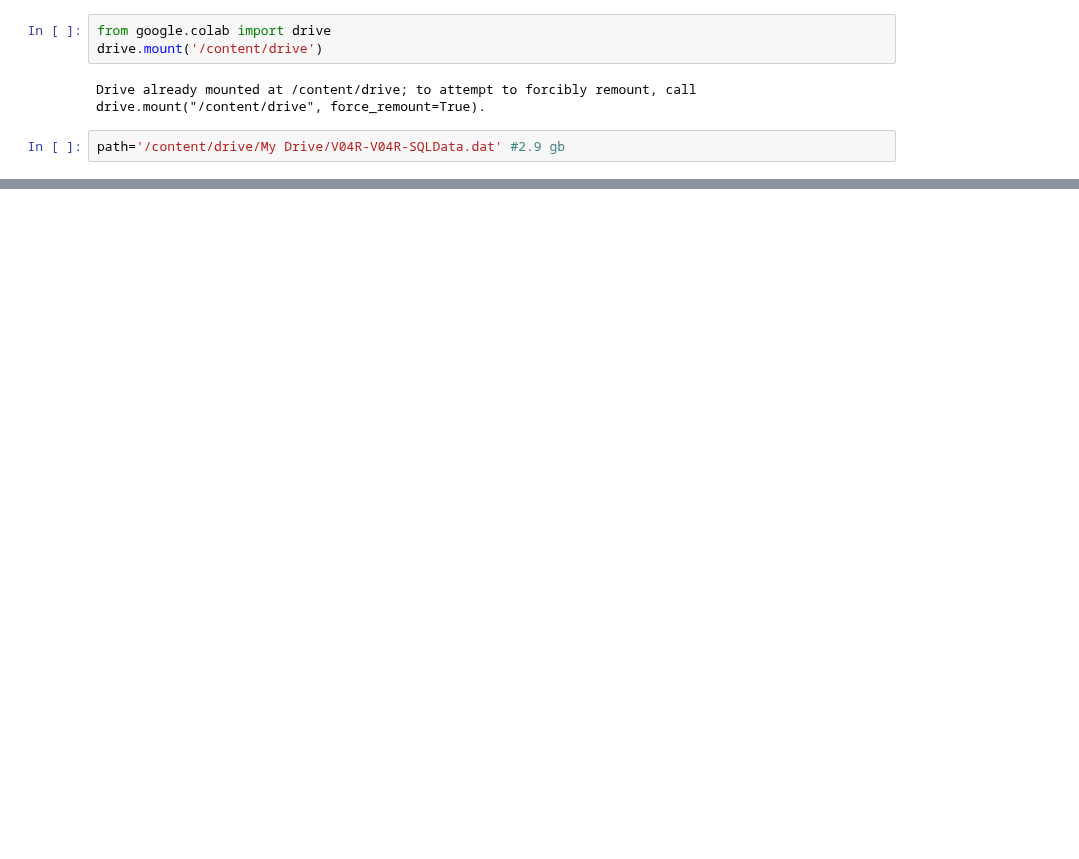
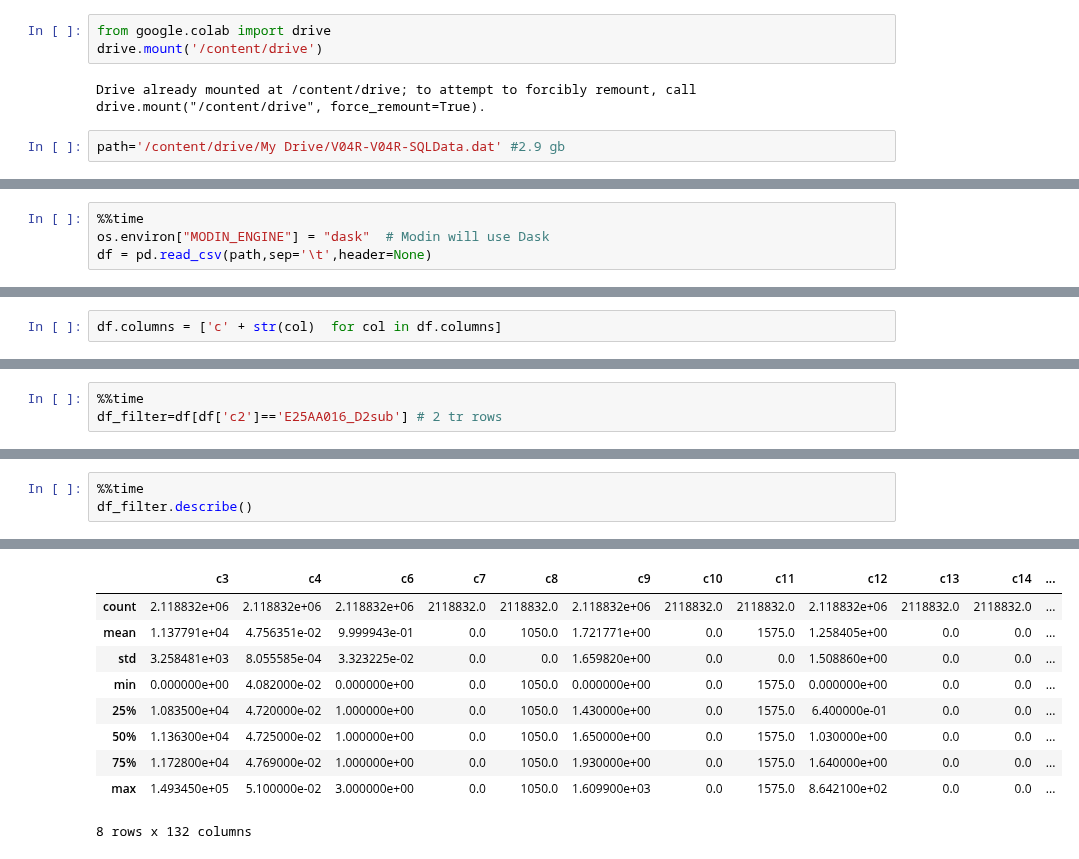
Before and after one commit to duybluemind1988/Data-science, a Jupyter notebook: Sonion/Compare_all_bigdata_method.ipynb, the cells around one changed output, grey strips where cells are left out. Cells and saved outputs as stored; diff of their text form; blank space fills up the shorter version.

```diff
--- a/Sonion/Compare_all_bigdata_method.ipynb
+++ b/Sonion/Compare_all_bigdata_method.ipynb
@@ -1289,0 +1295,4 @@ path='/content/drive/My Drive/V04R-V04R-SQLData.dat' #2.9 gb
+# %%
+%%time
+os.environ["MODIN_ENGINE"] = "dask"  # Modin will use Dask
+df = pd.read_csv(path,sep='\t',header=None)
@@ -1289,0 +1303,2 @@ path='/content/drive/My Drive/V04R-V04R-SQLData.dat' #2.9 gb
+# %%
+df.columns = ['c' + str(col)  for col in df.columns]
@@ -1289,0 +1333,3 @@ path='/content/drive/My Drive/V04R-V04R-SQLData.dat' #2.9 gb
+# %%
+%%time
+df_filter=df[df['c2']=='E25AA016_D2sub'] # 2 tr rows
@@ -1289,0 +1349,4 @@ path='/content/drive/My Drive/V04R-V04R-SQLData.dat' #2.9 gb
+# %%
+%%time
+df_filter.describe()
+# %% [output]
@@ -1289,0 +1355,10 @@ path='/content/drive/My Drive/V04R-V04R-SQLData.dat' #2.9 gb
+|  | c3 | c4 | c6 | c7 | c8 | c9 | c10 | c11 | c12 | c13 | c14 | ... |
+| count | 2.118832e+06 | 2.118832e+06 | 2.118832e+06 | 2118832.0 | 2118832.0 | 2.118832e+06 | 2118832.0 | 2118832.0 | 2.118832e+06 | 2118832.0 | 2118832.0 | ... |
+| mean | 1.137791e+04 | 4.756351e-02 | 9.999943e-01 | 0.0 | 1050.0 | 1.721771e+00 | 0.0 | 1575.0 | 1.258405e+00 | 0.0 | 0.0 | ... |
+| std | 3.258481e+03 | 8.055585e-04 | 3.323225e-02 | 0.0 | 0.0 | 1.659820e+00 | 0.0 | 0.0 | 1.508860e+00 | 0.0 | 0.0 | ... |
+| min | 0.000000e+00 | 4.082000e-02 | 0.000000e+00 | 0.0 | 1050.0 | 0.000000e+00 | 0.0 | 1575.0 | 0.000000e+00 | 0.0 | 0.0 | ... |
+| 25% | 1.083500e+04 | 4.720000e-02 | 1.000000e+00 | 0.0 | 1050.0 | 1.430000e+00 | 0.0 | 1575.0 | 6.400000e-01 | 0.0 | 0.0 | ... |
+| 50% | 1.136300e+04 | 4.725000e-02 | 1.000000e+00 | 0.0 | 1050.0 | 1.650000e+00 | 0.0 | 1575.0 | 1.030000e+00 | 0.0 | 0.0 | ... |
+| 75% | 1.172800e+04 | 4.769000e-02 | 1.000000e+00 | 0.0 | 1050.0 | 1.930000e+00 | 0.0 | 1575.0 | 1.640000e+00 | 0.0 | 0.0 | ... |
+| max | 1.493450e+05 | 5.100000e-02 | 3.000000e+00 | 0.0 | 1050.0 | 1.609900e+03 | 0.0 | 1575.0 | 8.642100e+02 | 0.0 | 0.0 | ... |
+8 rows x 132 columns
```
Also changed, not shown: parts of 14 cells of this notebook.
